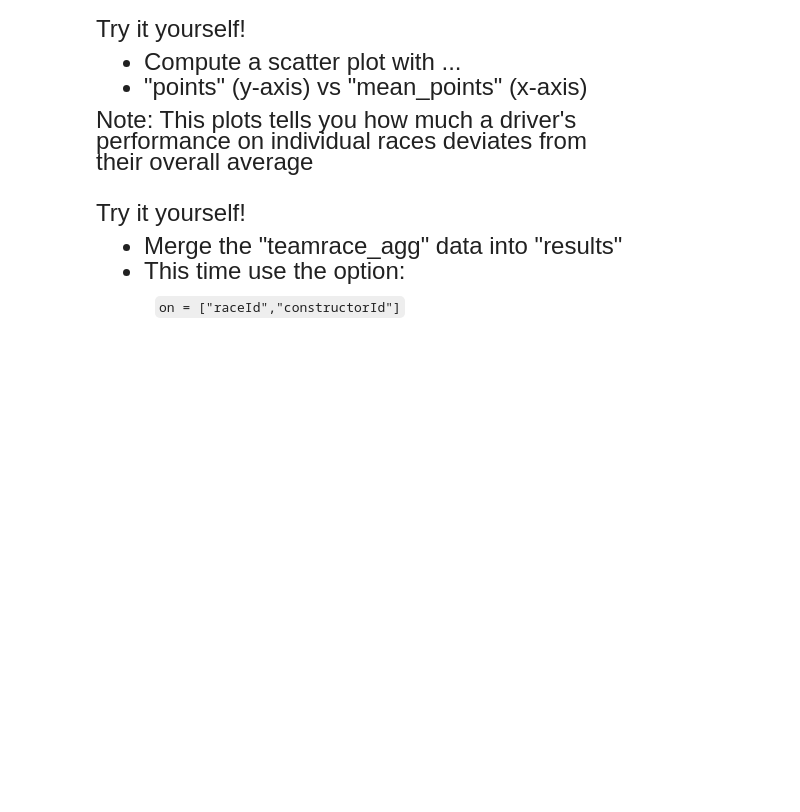
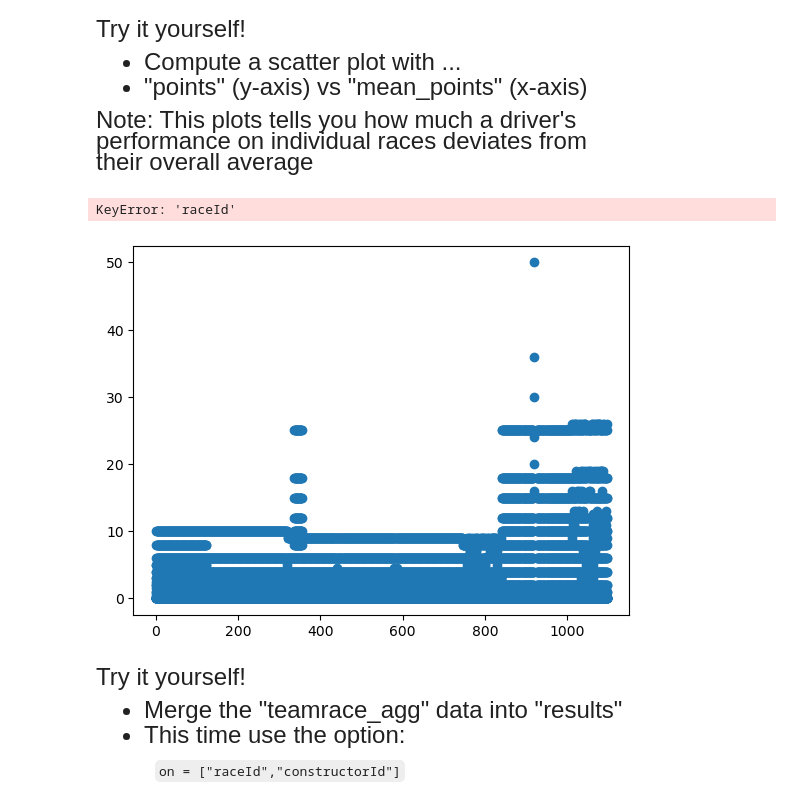
Before and after one commit to jadarro/qtm151_fall_2023, a Jupyter notebook: lecture_13/personal_lecture_13.ipynb, the cells around one changed output. Saved outputs shown, nothing was run; the diff lists cells and outputs as text; code cells hidden in the pictures; blank space fills up the shorter version.

```diff
--- a/lecture_13/personal_lecture_13.ipynb
+++ b/lecture_13/personal_lecture_13.ipynb
@@ -477,3 +478,25 @@ their overall average
+# %%
+# Write your own code
+# this questions is not worded correctly. It's impossible to do without running into problems
+raceId_points_avgpoints = (results.groupby("raceId").agg
+                           (mean_points = ("points","mean")))
+results_points_merge = pd.merge(
+    results,
+    raceId_points_avgpoints,
+    on = "raceId",
+    how="left"
+)
+results_points_merge
+
+# scatterplot
+plt.scatter(x = results_points_merge["raceId"], y = results_points_merge["points"])
+plt.scatter(x = raceId_points_avgpoints["raceId"], y = raceId_points_avgpoints["mean_points"])
+plt.legend(labels = ["mean points","points"],
+           title = "points vs. mean points")
+plt.show()
+# %% [output]
+KeyError: 'raceId'
+[figure, added]
 # %% [markdown]
 <font size = "5">
 
```
Also changed, not shown: parts of 4 cells of this notebook, 2 other files.
